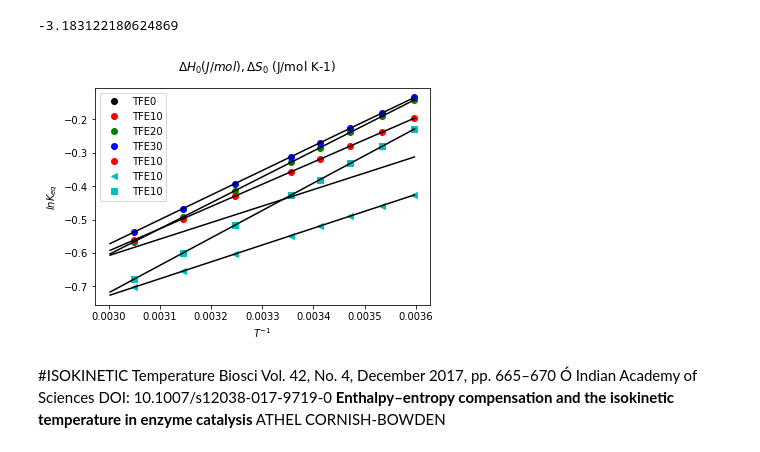
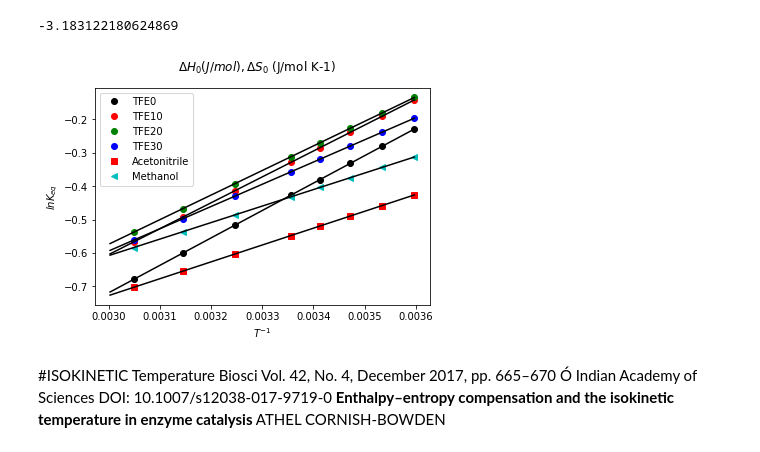
Before and after one commit to adgcal/CD-Analysis, a Jupyter notebook: CD_ANAL.ipynb, the cells around one changed output. Drawn from its saved outputs; the diff is of its cells as text; code cells hidden in the pictures.

```diff
--- a/CD_ANAL.ipynb
+++ b/CD_ANAL.ipynb
@@ -353,46 +353,45 @@ fig = plt.figure()
 ax = fig.add_subplot(111)
 
 plt.plot(x,-y1/T,'ko',label='TFE0')
-plt.plot(x,-y1/T,'ro',label='TFE10')
-plt.plot(x,-y2/T,'go',label='TFE20')
-plt.plot(x,-y3/T,'bo',label='TFE30')
-plt.plot(x,-y4/T,'ro',label='TFE10')
-plt.plot(x,-y5/T,'c<',label='TFE10')
-plt.plot(x,-y1/T,'cs',label='TFE10')
+plt.plot(x,-y2/T,'ro',label='TFE10')
+plt.plot(x,-y3/T,'go',label='TFE20')
+plt.plot(x,-y4/T,'bo',label='TFE30')
+plt.plot(x,-y5/T,'rs',label='Acetonitrile')
+plt.plot(x,-y6/T,'c<',label='Methanol')
 
 x_dummy=np.linspace(5,60,100)
 x_dummy=1/(x_dummy+273.0)
 y_dummy1=pars1[0]*x_dummy +pars1[1]
 y_dummy2=pars2[0]*x_dummy +pars2[1]
 y_dummy3=pars3[0]*x_dummy +pars3[1]
 y_dummy4=pars4[0]*x_dummy +pars4[1]
 y_dummy5=pars5[0]*x_dummy +pars5[1]
 y_dummy6=pars6[0]*x_dummy +pars6[1]
 plt.plot(x_dummy,y_dummy1,'k-')
 plt.plot(x_dummy,y_dummy2,'k-')
 plt.plot(x_dummy,y_dummy3,'k-')
 plt.plot(x_dummy,y_dummy4,'k-')
 plt.plot(x_dummy,y_dummy5,'k-')
 plt.plot(x_dummy,y_dummy6,'k-')
 plt.xlabel(r'$T^{-1} $')
 plt.ylabel(r'$ln K_{eq}$')
 plt.legend()
 fig.suptitle('$\Delta H_0 (J/mol), \Delta S_0$ (J/mol K-1)')
 
 
 
 def Merge(dict1, dict2):
     res = {**dict1, **dict2}
     return res
 d1={'deltaH0' :[-pars1[0],-pars2[0],-pars3[0],-pars4[0],-pars5[0],-pars6[0]]}
 d2={'deltaS0' :[pars1[1],pars2[1],pars3[1],pars4[1],pars5[1],pars6[1]]}
 
 dic = Merge(d1, d2)
 
 
 df = pd.DataFrame.from_dict(dic)
 # %% [output]
-[figure, old version]
+[figure, new version]
 # %% [markdown]
 #ISOKINETIC Temperature
 Biosci Vol. 42, No. 4, December 2017, pp. 665–670 Ó Indian Academy of Sciences DOI: 10.1007/s12038-017-9719-0
```
Also changed, not shown: parts of 1 cell of this notebook.
